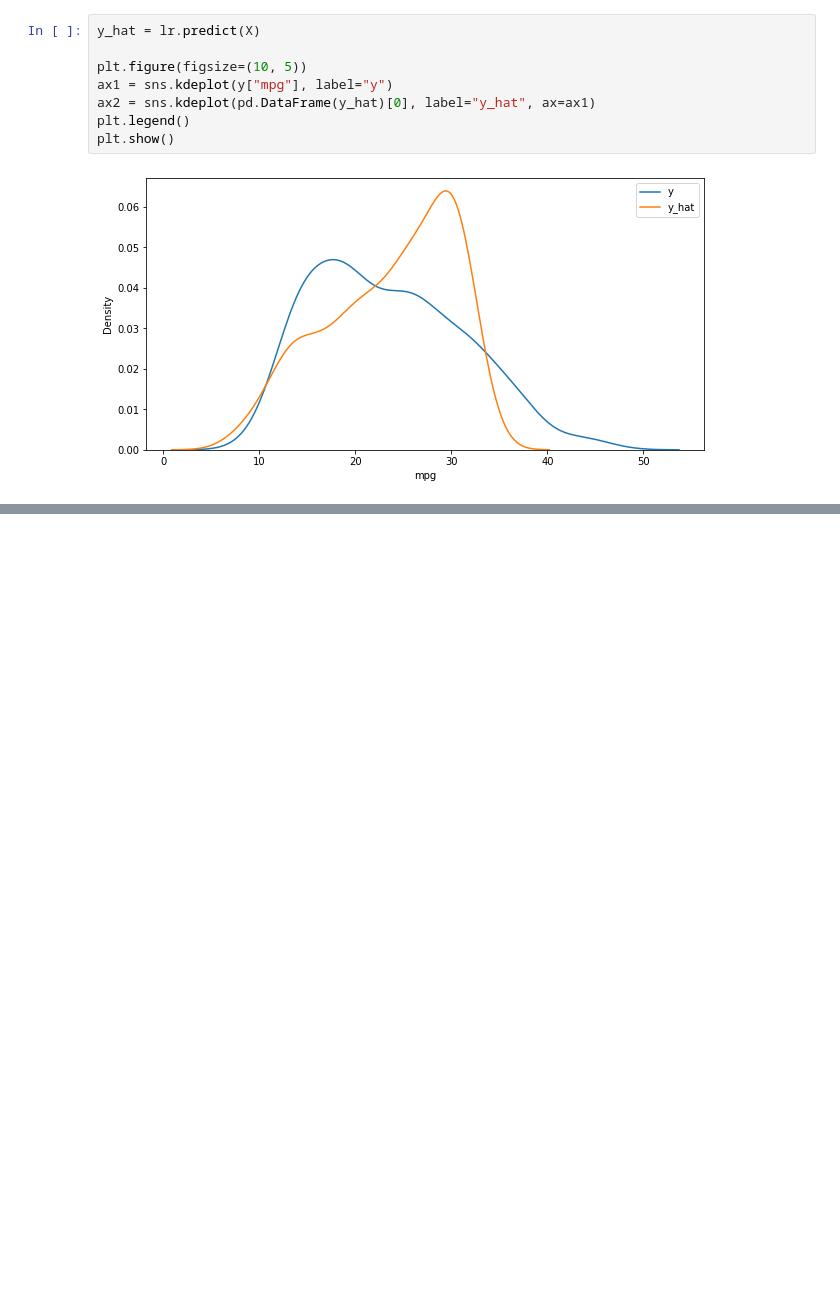
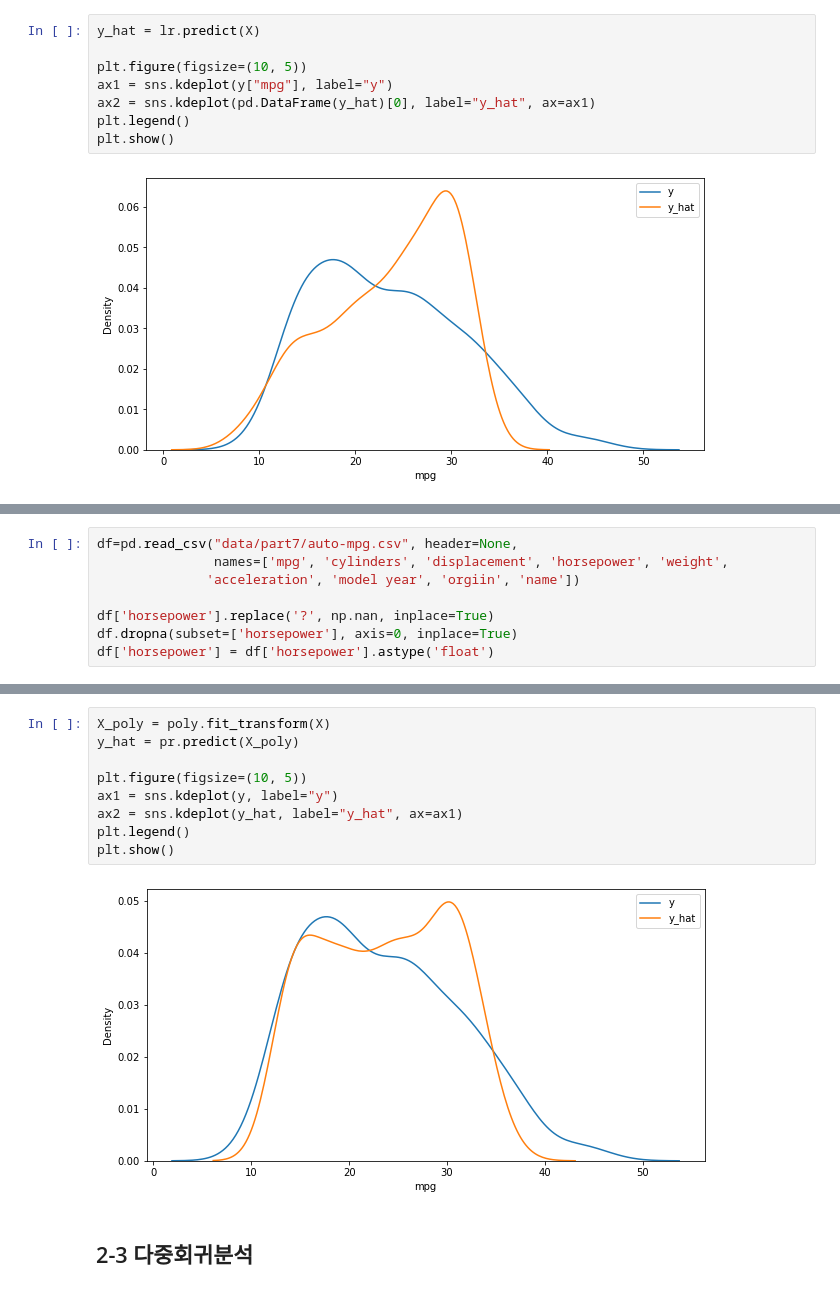
Before and after one commit to harryyang1982/pandas_data_analysis, a Jupyter notebook: part7.ipynb, the cells around one changed output, grey strips where cells are left out. Drawn from its saved outputs; the diff is of its cells as text; blank space fills up the shorter version.

```diff
--- a/part7.ipynb
+++ b/part7.ipynb
@@ -214,0 +222,8 @@ plt.show()
+# %%
+df=pd.read_csv("data/part7/auto-mpg.csv", header=None,
+               names=['mpg', 'cylinders', 'displacement', 'horsepower', 'weight',
+              'acceleration', 'model year', 'orgiin', 'name'])
+
+df['horsepower'].replace('?', np.nan, inplace=True)
+df.dropna(subset=['horsepower'], axis=0, inplace=True)
+df['horsepower'] = df['horsepower'].astype('float')
@@ -214,0 +279,13 @@ plt.show()
+# %%
+X_poly = poly.fit_transform(X)
+y_hat = pr.predict(X_poly)
+
+plt.figure(figsize=(10, 5))
+ax1 = sns.kdeplot(y, label="y")
+ax2 = sns.kdeplot(y_hat, label="y_hat", ax=ax1)
+plt.legend()
+plt.show()
+# %% [output]
+[figure, added]
+# %% [markdown]
+## 2-3 다중회귀분석
```
Also changed, not shown: parts of 6 cells of this notebook.
